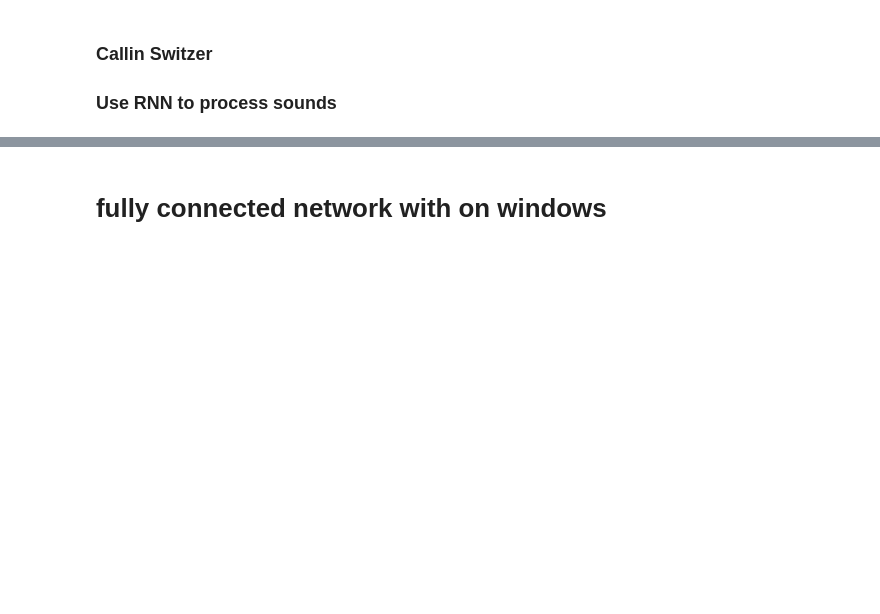
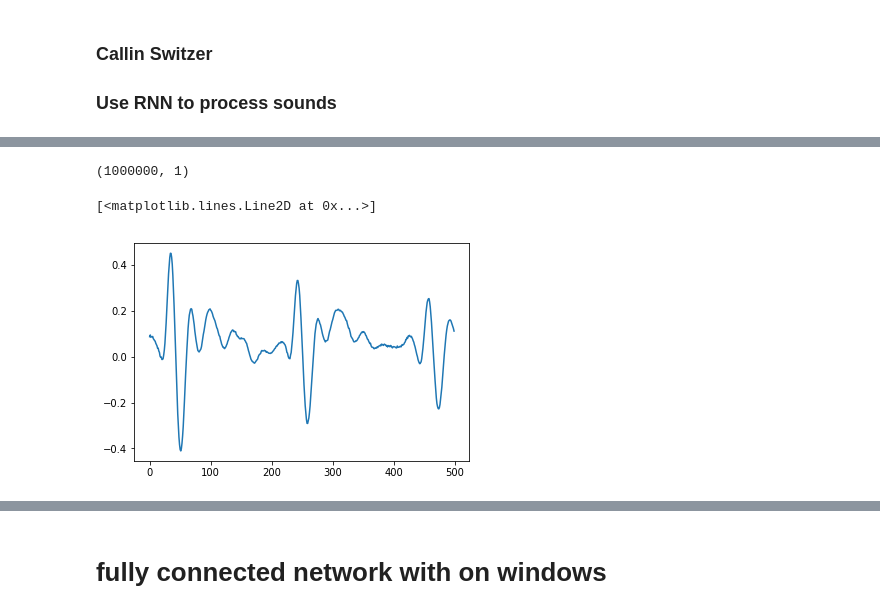
Before and after one commit to callinSwitzer/ImageVideoClassification, a Jupyter notebook: RNN_SoundClassification.ipynb, the cells around one changed output, grey strips where cells are left out. Drawn from its saved outputs; the diff is of its cells as text; code cells hidden in the pictures; blank space fills up the shorter version.

```diff
--- a/RNN_SoundClassification.ipynb
+++ b/RNN_SoundClassification.ipynb
@@ -163,7 +229,17 @@ plt.savefig(os.path.join(figDir, "NNSeq1.png"), dpi = 500)
 # %%
-Y = pd.DataFrame(df.loc[:, "buzz"].values)
-X =  pd.DataFrame(df.loc[:, "acc_scaled"].values)
+# downsample
+dss = np.arange(0, df.shape[0], step = 4)
+
+Y = pd.DataFrame(df.loc[dss, "buzz"].values)
+X =  pd.DataFrame(df.loc[dss, "acc_scaled"].values)
 X.shape
+# %% [output]
+(1000000, 1)
+# %%
+plt.plot(X[0:500])
+# %% [output]
+[<matplotlib.lines.Line2D at 0x...>]
+[figure, added]
 # %%
 # add windows
 for s in np.arange(1, 500):
```
Also changed, not shown: parts of 43 cells of this notebook, 1 other file.
